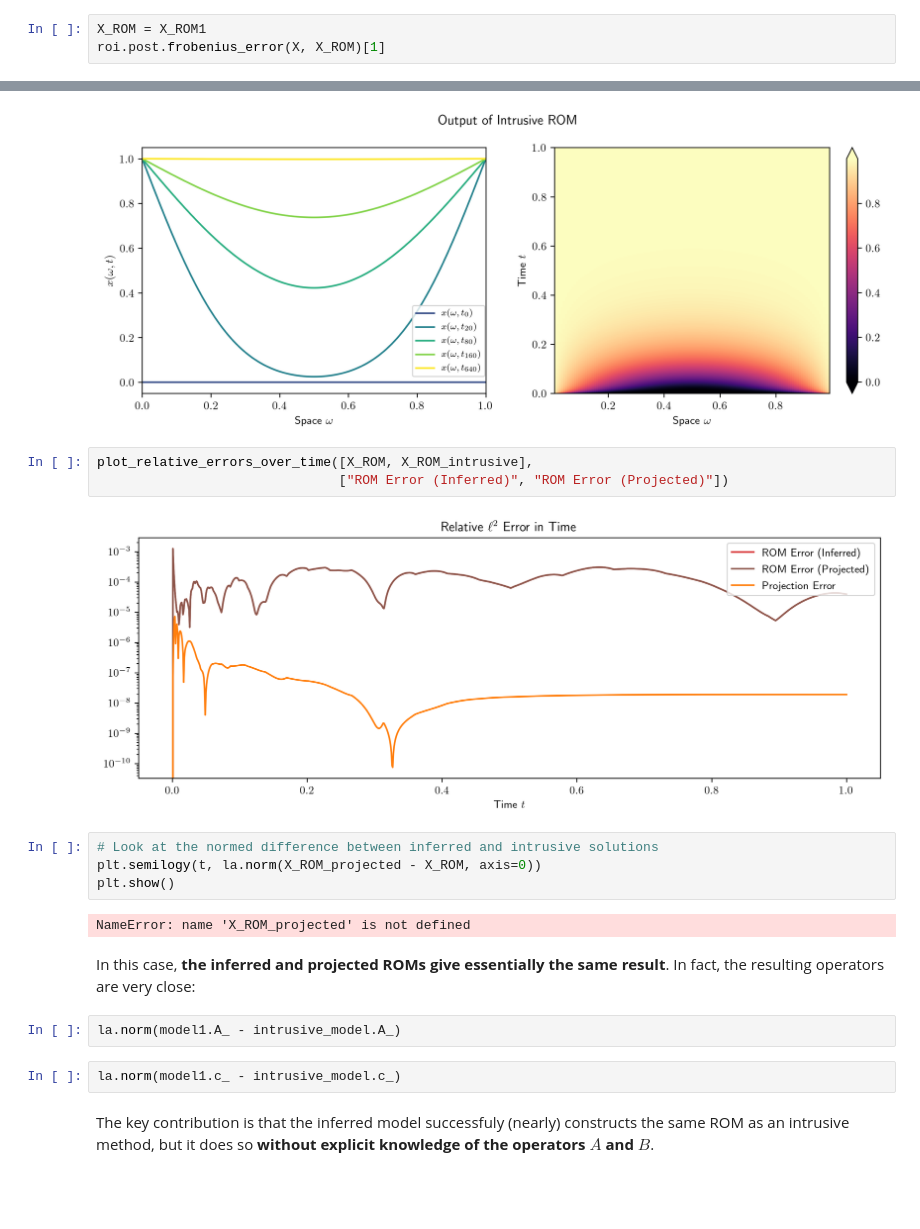
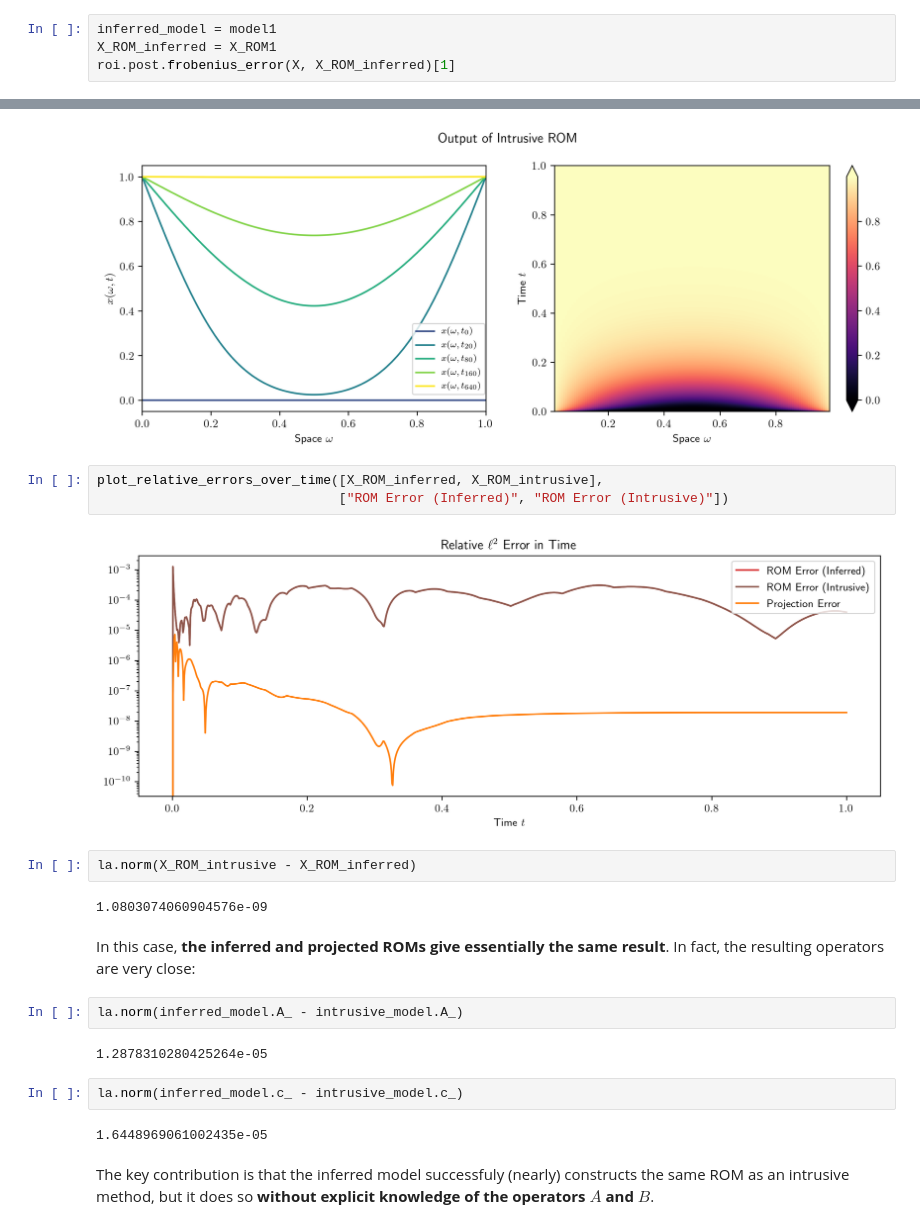
Before and after one commit to Willcox-Research-Group/rom-operator-inference-Python3, a Jupyter notebook: examples/heat_1D.ipynb, the cells around one changed output, grey strips where cells are left out. Cells and saved outputs as stored; diff of their text form; blank space fills up the shorter version.

```diff
--- a/examples/heat_1D.ipynb
+++ b/examples/heat_1D.ipynb
@@ -230,8 +229,9 @@ $$
 \text{err}_\text{state} = \frac{||X - X_\text{ROM}||_F}{||X||_F}.
 $$
 # %%
-X_ROM = X_ROM1
-roi.post.frobenius_error(X, X_ROM)[1]
+inferred_model = model1
+X_ROM_inferred = X_ROM1
+roi.post.frobenius_error(X, X_ROM_inferred)[1]
 # %% [output]
 0.0001792888386175954
 # %%
@@ -280,22 +279,24 @@ plot_heat_data(X_ROM_intrusive, "Output of Intrusive ROM")
 # %% [output]
 [figure]
 # %%
-plot_relative_errors_over_time([X_ROM, X_ROM_intrusive],
-                               ["ROM Error (Inferred)", "ROM Error (Projected)"])
+plot_relative_errors_over_time([X_ROM_inferred, X_ROM_intrusive],
+                               ["ROM Error (Inferred)", "ROM Error (Intrusive)"])
 # %% [output]
-[figure, old version]
+[figure, new version]
-# %%
-# Look at the normed difference between inferred and intrusive solutions
-plt.semilogy(t, la.norm(X_ROM_projected - X_ROM, axis=0))
-plt.show()
-# %% [output]
-NameError: name 'X_ROM_projected' is not defined
+# %%
+la.norm(X_ROM_intrusive - X_ROM_inferred)
+# %% [output]
+1.0803074060904576e-09
 # %% [markdown]
 In this case, **the inferred and projected ROMs give essentially the same result**.
 In fact, the resulting operators are very close:
 # %%
-la.norm(model1.A_ - intrusive_model.A_)
+la.norm(inferred_model.A_ - intrusive_model.A_)
+# %% [output]
+1.2878310280425264e-05
 # %%
-la.norm(model1.c_ - intrusive_model.c_)
+la.norm(inferred_model.c_ - intrusive_model.c_)
+# %% [output]
+1.6448969061002435e-05
 # %% [markdown]
 The key contribution is that the inferred model successfuly (nearly) constructs the same ROM as an intrusive method, but it does so **without explicit knowledge of the operators $A$ and $B$**.
```
Also changed, not shown: parts of 25 cells of this notebook, 7 other files.
